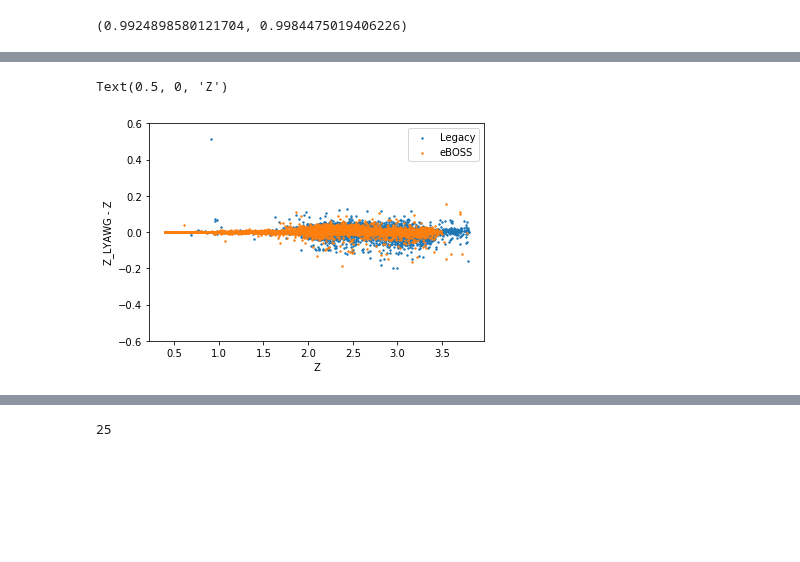
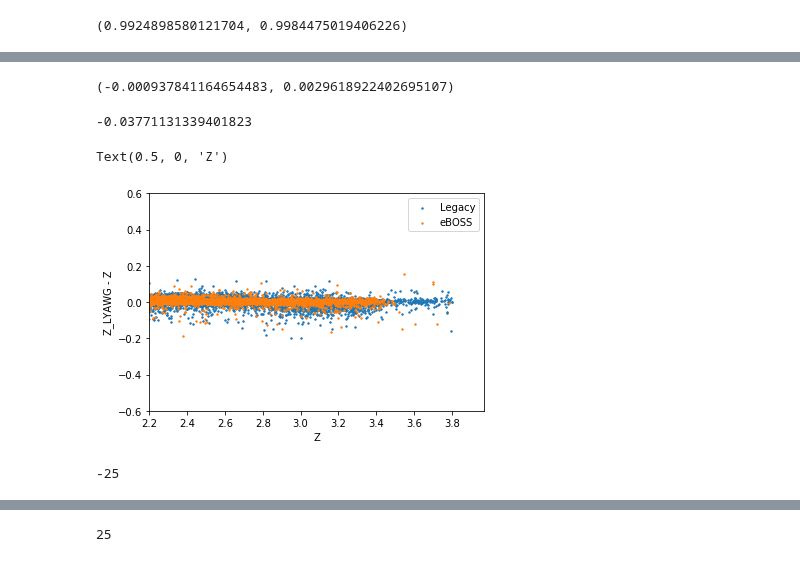
Before and after one commit to mehdirezaie/eboss, a Jupyter notebook: match_catalogs.ipynb, the cells around one changed output, grey strips where cells are left out. Saved outputs shown, nothing was run; the diff lists cells and outputs as text; code cells hidden in the pictures; blank space fills up the shorter version.

```diff
--- a/match_catalogs.ipynb
+++ b/match_catalogs.ipynb
@@ -105,10 +109,23 @@ get_mean_rms(legacy['Z'][id_legacy][legacy_good], legacy_z_lyawg[legacy_good])
+# %%
+get_mean_rms(legacy['Z'][id_legacy][legacy_good], legacy_z_lyawg[legacy_good], zcut=2.2)
+# %% [output]
+(-0.000937841164654483, 0.0029618922402695107)
+# %%
+0.00296/0.003076 - 1
+# %% [output]
+-0.03771131339401823
 # %%
 plt.scatter(legacy['Z'][id_legacy][legacy_good], legacy_z_lyawg[legacy_good]-legacy['Z'][id_legacy][legacy_good], 2)
 plt.scatter(others['Z'][others_good], np.array(other_z_lyawg)[others_good]-others['Z'][others_good], 2)
 plt.legend(['Legacy', 'eBOSS'])
 plt.ylim(-0.6, 0.6)
+plt.xlim(xmin=2.2)
 plt.ylabel(r'Z_LYAWG - Z')
 plt.xlabel('Z')
 # %% [output]
 Text(0.5, 0, 'Z')
-[figure, old version]
+[figure, new version]
+# %%
+legacy_good.size-legacy.size
+# %% [output]
+-25
```
Also changed, not shown: parts of 19 cells of this notebook, 3 other files.
